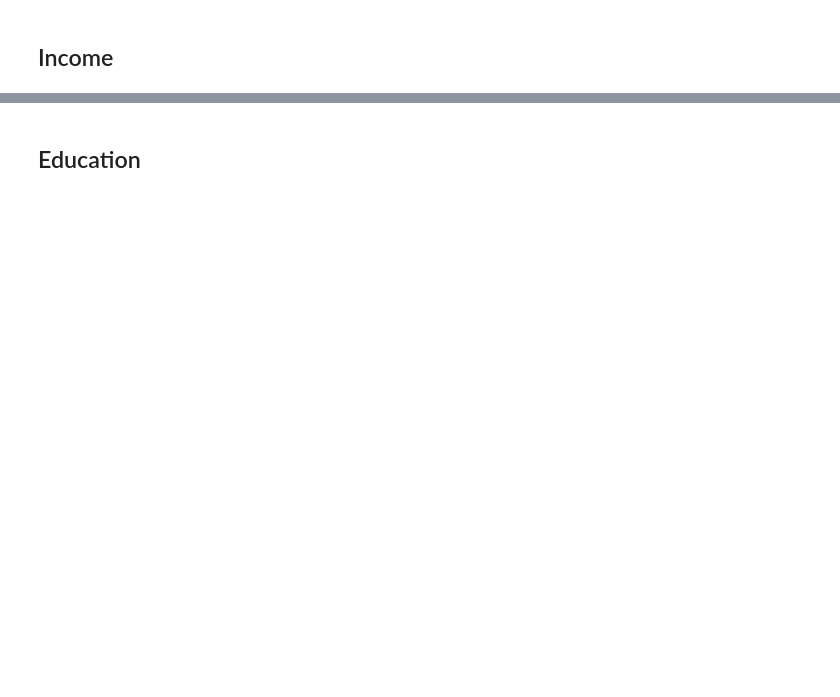
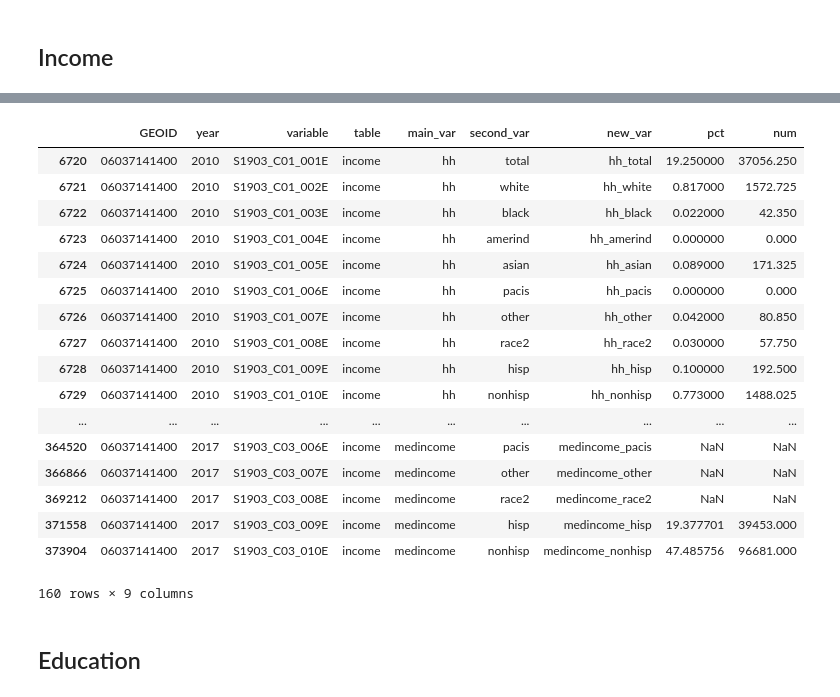
Before and after one commit to CityOfLosAngeles/hcid-cdbg-metrics, a Jupyter notebook: notebooks/02-reshape-census.ipynb, the cells around one changed output, grey strips where cells are left out. Cells and saved outputs as stored; diff of their text form; code cells hidden in the pictures; blank space fills up the shorter version.

```diff
--- a/notebooks/02-reshape-census.ipynb
+++ b/notebooks/02-reshape-census.ipynb
@@ -107,3 +151,5 @@ income['var_type'] = income.apply(income_type, axis = 1)
 # %%
-income['denom'] = income.apply(lambda row: row.value if row.new_var=='hh_hh' else np.nan, axis = 1)
+# Create a denominator column. Use this to convert percent values into numbers.
+income['denom'] = income.apply(lambda row: row.value if row.new_var=='hh_total' else np.nan, axis = 1)
 income['denom'] = income['denom'].fillna(income.groupby(['GEOID', 'year'])['denom'].transform('max'))
+income.head()
@@ -110,9 +173,6 @@ income['denom'] = income['denom'].fillna(income.groupby(['GEOID', 'year'])['deno
 # %%
 # Replace values that were percents with numbers
-def income_adjust(row):
-    if (row.var_type=='percent'):
-        return (row.value/100) * row.denom
-    else:
-        return row.value
+income['pct'] = income.apply(lambda row: (row.value / 100) if row.var_type=='percent'
+                             else (row.value / row.denom), axis = 1)
 
-income['value_adj'] = income.apply(income_adjust, axis = 1)
+income['num'] = income.apply(lambda row: row.value if row.var_type=='number' else (row.pct * row.denom), axis = 1)
@@ -119,19 +190,25 @@ income['value_adj'] = income.apply(income_adjust, axis = 1)
-# %%
-keep_me = ['GEOID', 'year', 'variable', 'table', 'main_var', 'second_var',
-           'new_var', 'value_adj', 'var_type']
-
-income = income[keep_me]
-# %%
-# Update the var_type column now that values have been adjusted
-def income_type_new(row):
-    if (row.main_var=='hh') & (row.second_var=='hh'):
-        return 'number'
-    elif (row.main_var == 'medincome'):
-        return 'dollar'
-    elif (row.main_var=='hh') & (row.second_var != 'hh'):
-        return 'number'
-
-income['var_type'] = income.apply(income_type_new, axis = 1)
+# %%
+drop_me = ['value', 'var_type', 'denom']
+income = income.drop(columns = drop_me)
+# %% [output]
+|  | GEOID | year | variable | table | main_var | second_var | new_var | pct | num |
+| 6720 | 06037141400 | 2010 | S1903_C01_001E | income | hh | total | hh_total | 19.250000 | 37056.250 |
+| 6721 | 06037141400 | 2010 | S1903_C01_002E | income | hh | white | hh_white | 0.817000 | 1572.725 |
+| 6722 | 06037141400 | 2010 | S1903_C01_003E | income | hh | black | hh_black | 0.022000 | 42.350 |
+| 6723 | 06037141400 | 2010 | S1903_C01_004E | income | hh | amerind | hh_amerind | 0.000000 | 0.000 |
+| 6724 | 06037141400 | 2010 | S1903_C01_005E | income | hh | asian | hh_asian | 0.089000 | 171.325 |
+| 6725 | 06037141400 | 2010 | S1903_C01_006E | income | hh | pacis | hh_pacis | 0.000000 | 0.000 |
+| 6726 | 06037141400 | 2010 | S1903_C01_007E | income | hh | other | hh_other | 0.042000 | 80.850 |
+| 6727 | 06037141400 | 2010 | S1903_C01_008E | income | hh | race2 | hh_race2 | 0.030000 | 57.750 |
+| 6728 | 06037141400 | 2010 | S1903_C01_009E | income | hh | hisp | hh_hisp | 0.100000 | 192.500 |
+| 6729 | 06037141400 | 2010 | S1903_C01_010E | income | hh | nonhisp | hh_nonhisp | 0.773000 | 1488.025 |
+| ... | ... | ... | ... | ... | ... | ... | ... | ... | ... |
+| 364520 | 06037141400 | 2017 | S1903_C03_006E | income | medincome | pacis | medincome_pacis | NaN | NaN |
+| 366866 | 06037141400 | 2017 | S1903_C03_007E | income | medincome | other | medincome_other | NaN | NaN |
+| 369212 | 06037141400 | 2017 | S1903_C03_008E | income | medincome | race2 | medincome_race2 | NaN | NaN |
+| 371558 | 06037141400 | 2017 | S1903_C03_009E | income | medincome | hisp | medincome_hisp | 19.377701 | 39453.000 |
+| 373904 | 06037141400 | 2017 | S1903_C03_010E | income | medincome | nonhisp | medincome_nonhisp | 47.485756 | 96681.000 |
+160 rows × 9 columns
 # %% [markdown]
 ## Education
 # %%
```
Also changed, not shown: parts of 19 cells of this notebook, 2 other files.
